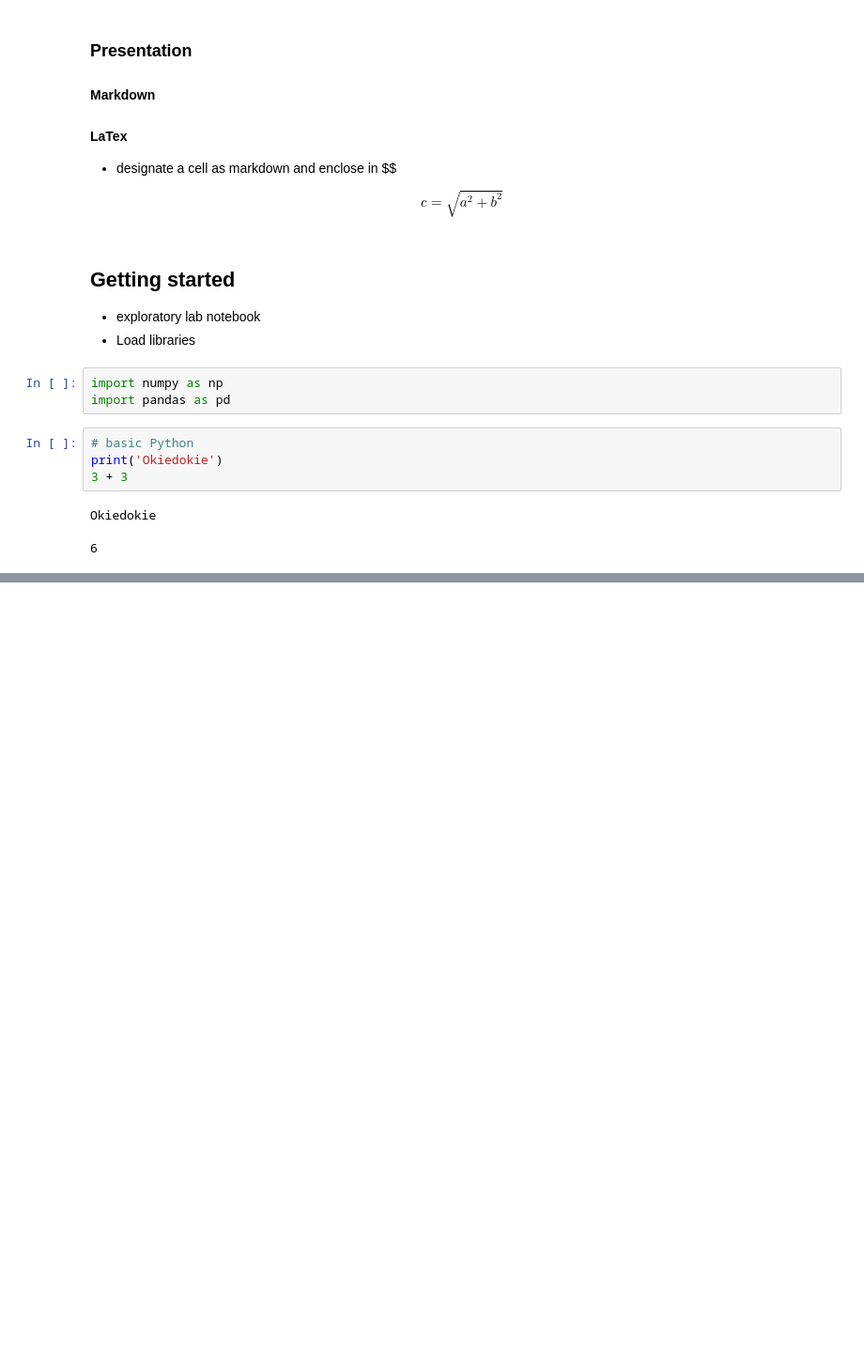
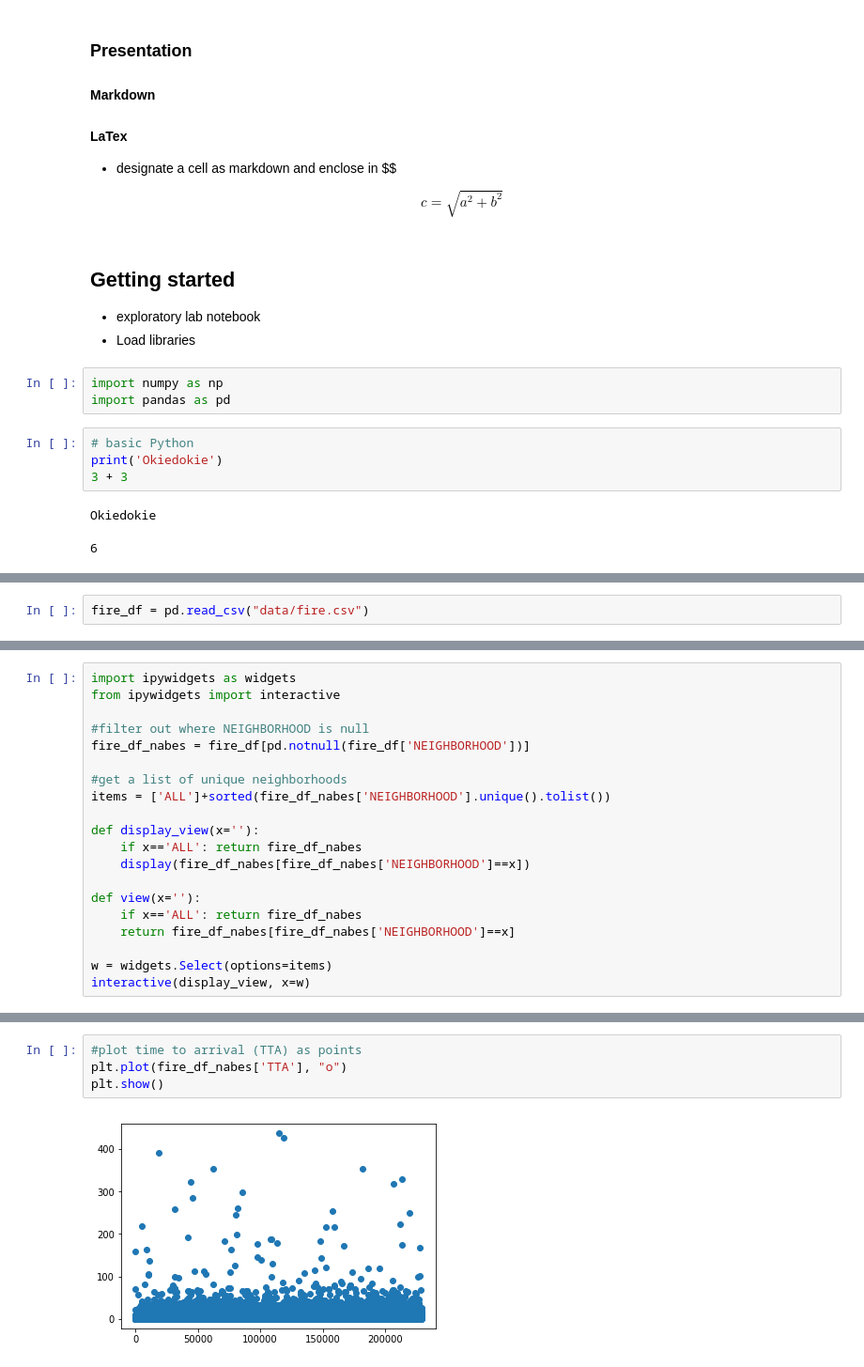
Before and after one commit to billmcmillin/dcs2, a Jupyter notebook: Jupyter_Notebooks_Workshop.ipynb, the cells around one changed output, grey strips where cells are left out. Shown at 94% size. Drawn from its saved outputs; the diff is of its cells as text; blank space fills up the shorter version.

Commit message:
update with interactive viz

```diff
--- a/Jupyter_Notebooks_Workshop.ipynb
+++ b/Jupyter_Notebooks_Workshop.ipynb
@@ -80,0 +84,2 @@ from ipywidgets import *
+# %%
+fire_df = pd.read_csv("data/fire.csv")
@@ -80,0 +145,20 @@ from ipywidgets import *
+# %%
+import ipywidgets as widgets
+from ipywidgets import interactive
+
+#filter out where NEIGHBORHOOD is null
+fire_df_nabes = fire_df[pd.notnull(fire_df['NEIGHBORHOOD'])]
+
+#get a list of unique neighborhoods
+items = ['ALL']+sorted(fire_df_nabes['NEIGHBORHOOD'].unique().tolist())
+
+def display_view(x=''):
+    if x=='ALL': return fire_df_nabes
+    display(fire_df_nabes[fire_df_nabes['NEIGHBORHOOD']==x])
+
+def view(x=''):
+    if x=='ALL': return fire_df_nabes
+    return fire_df_nabes[fire_df_nabes['NEIGHBORHOOD']==x]
+
+w = widgets.Select(options=items)
+interactive(display_view, x=w)
@@ -80,0 +186,6 @@ from ipywidgets import *
+# %%
+#plot time to arrival (TTA) as points
+plt.plot(fire_df_nabes['TTA'], "o")
+plt.show()
+# %% [output]
+[figure, added]
```
Also changed, not shown: parts of 24 cells of this notebook.
